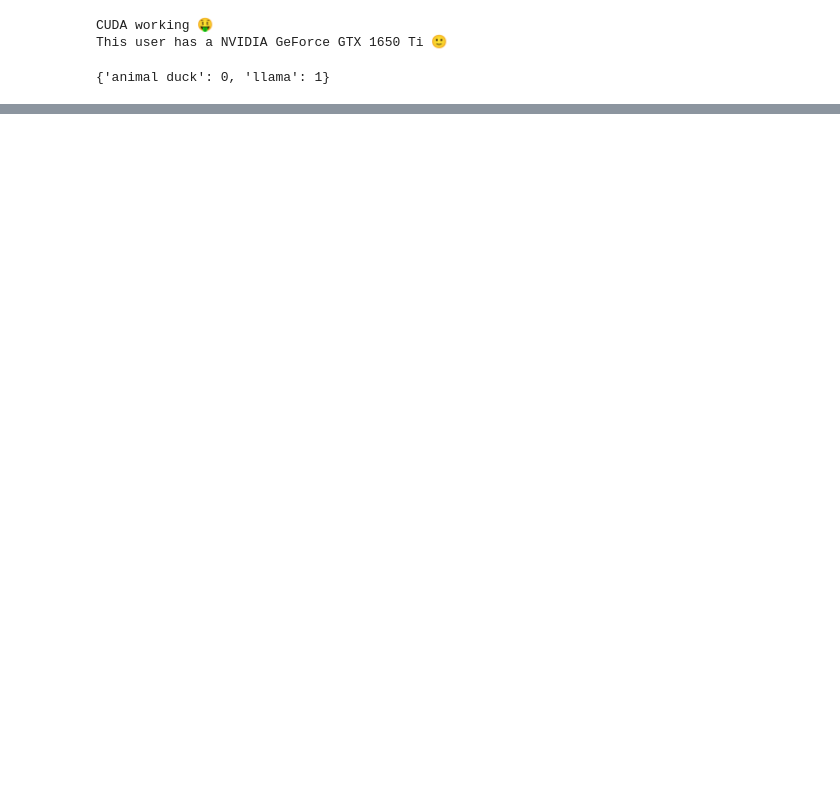
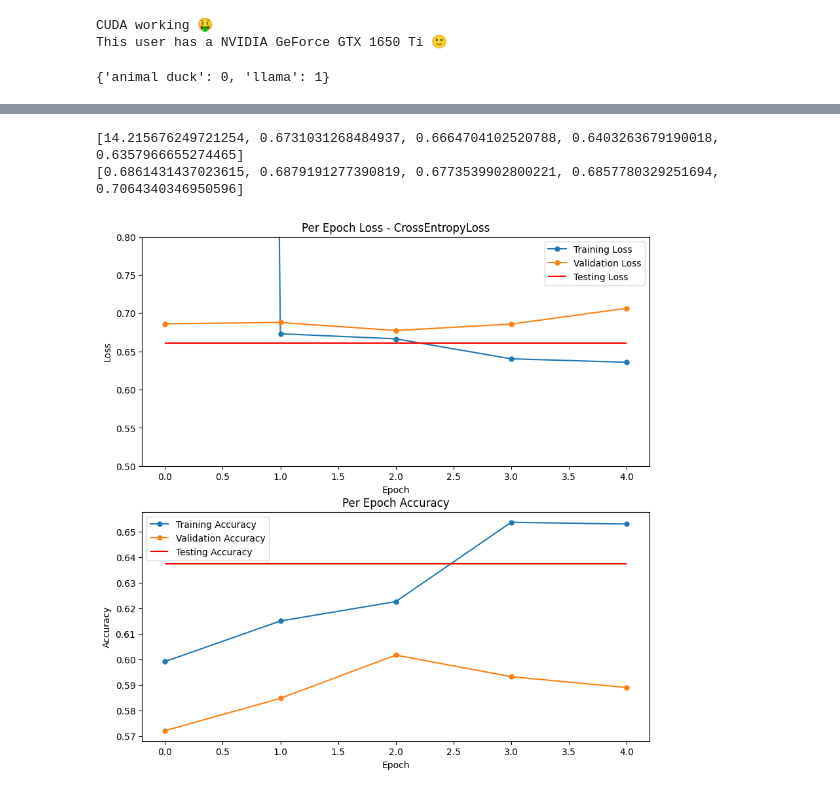
Before and after one commit to artiV4/LlamaOrDuck, a Jupyter notebook: llama_or_duck.ipynb, the cells around one changed output, grey strips where cells are left out. Drawn from its saved outputs; the diff is of its cells as text; code cells hidden in the pictures; blank space fills up the shorter version.

Commit message:
Plotting and Scheming

```diff
--- a/llama_or_duck.ipynb
+++ b/llama_or_duck.ipynb
@@ -336,9 +367,11 @@ Estimated Total Size (MB): 16.86
 # %%
 # model_name= "densenet121"
 # curr_model = densenet
-model_name= "GrayCNN1_64"
-curr_model = Gray_CNN1_64()
+rgb=True
+model_name= "RGBCNN1"
+curr_model = RGB_CNN1()
 criterion = torch.nn.CrossEntropyLoss()
+criterion_name = "CrossEntropyLoss"
 optimizer = torch.optim.Adam(curr_model.parameters(), lr = 1e-3)
 # TODO add scheduler?
 
@@ -349,5 +382,5 @@ try:
 except FileNotFoundError:
     print("Model does not exist yet")
 
-fit(model=curr_model, model_name=model_name, criterion=criterion, optimizer=optimizer, epochs = 3, rgb=False, verbose = 1)
+training_losses, training_accs, val_losses, val_accs, test_loss, test_acc, best_epoch = fit(model=curr_model, model_name=model_name, criterion=criterion, optimizer=optimizer, epochs = 5, rgb=rgb, verbose = 1)
 # %% [output]
@@ -362,0 +401,51 @@ test Loss: 0.5349955249745934, Accuracy: 0.7414500683994528
+# %%
+print(training_losses)
+print(val_losses)
+# %% [output]
+[14.215676249721254, 0.6731031268484937, 0.6664704102520788, 0.6403263679190018, 0.6357966655274465]
+[0.6861431437023615, 0.6879191277390819, 0.6773539902800221, 0.6857780329251694, 0.7064340346950596]
+# %%
+num_epochs = len(training_losses)
+plt.figure(figsize=(10,10))
+plt.subplot(2,1, 1)
+plt.plot(range(0,num_epochs),training_losses, marker='o', markersize=5, label="Training Loss")
+plt.plot(range(0,num_epochs), val_losses, marker='o', markersize=5, label="Validation Loss")
+plt.hlines(test_loss, 0, num_epochs-1, colors='r', label="Testing Loss")
+# plt.vlines(best_epoch, np.min(training_losses), np.max(training_losses), colors='g')
+# plt.ylim(min(min(training_losses), min(val_losses), test_loss)-0.0125, min(max(training_losses), max(val_losses), test_loss, 2)+0.0125)
+plt.ylim(0.5,0.8)
+plt.title(f"Per Epoch Loss - {criterion_name}")
+plt.xlabel("Epoch")
+plt.ylabel("Loss")
+plt.legend(loc='best')
+
+plt.subplot(2,1, 2)
+plt.plot(range(0,num_epochs), training_accs, marker='o', markersize=5, label="Training Accuracy")#np.linspace(0, num_epochs, num_epochs))
+plt.plot(range(0,num_epochs), val_accs, marker='o', markersize=5, label="Validation Accuracy")
+plt.hlines(test_acc, 0, num_epochs-1, colors='r', label="Testing Accuracy")
+# plt.vlines(best_epoch, np.min(training_accs), np.max(training_accs), colors='g')
+plt.title(f"Per Epoch Accuracy")
+plt.xlabel("Epoch")
+plt.ylabel("Accuracy")
+plt.legend(loc='best')
+
+
+# plt.subplot(2,2, 3)
+# plt.plot(range(0,num_epochs), val_losses, marker='o', markersize=5)
+# plt.hlines(test_loss, 0, num_epochs-1, colors='r')
+# # plt.vlines(best_epoch, np.min(val_losses), np.max(val_losses), colors='g')
+# plt.title(f"Epoch Validation Loss - {criterion_name}")
+# plt.xlabel("Epoch")
+# plt.ylabel("Loss")
+
+# plt.subplot(2,2, 4)
+# plt.plot(range(0,num_epochs), val_accs, marker='o', markersize=5)
+# plt.hlines(test_acc, 0, num_epochs-1, colors='r')
+# # plt.vlines(best_epoch, np.min(val_accs), np.max(val_accs), colors='g')
+# plt.title(f"Epoch Validation Accuracy")
+# plt.xlabel("Epoch")
+# plt.ylabel("Accuracy")
+# plt.savefig(?)
+plt.show()
+# %% [output]
+[figure, added]
```
Also changed, not shown: parts of 4 cells of this notebook.
